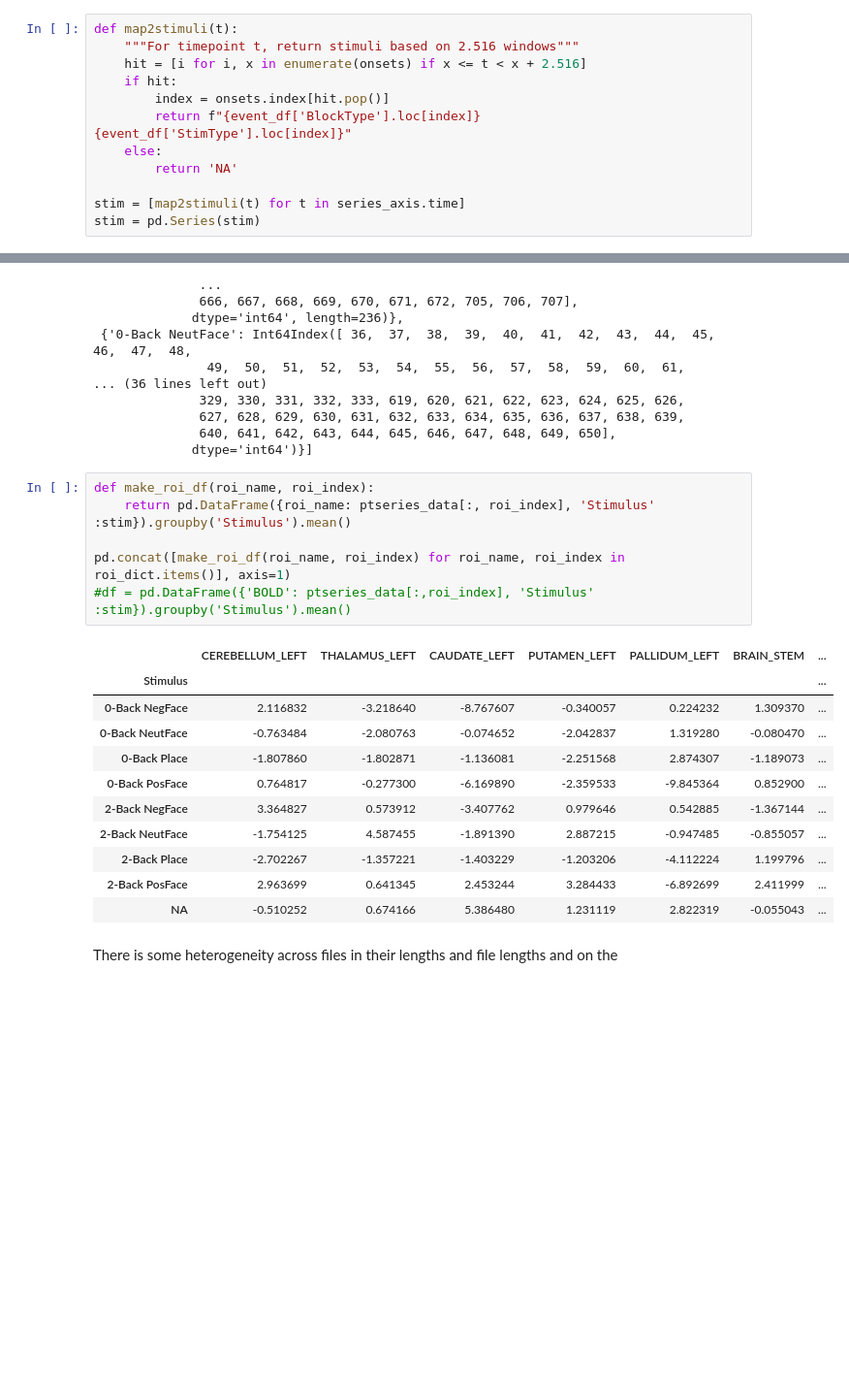
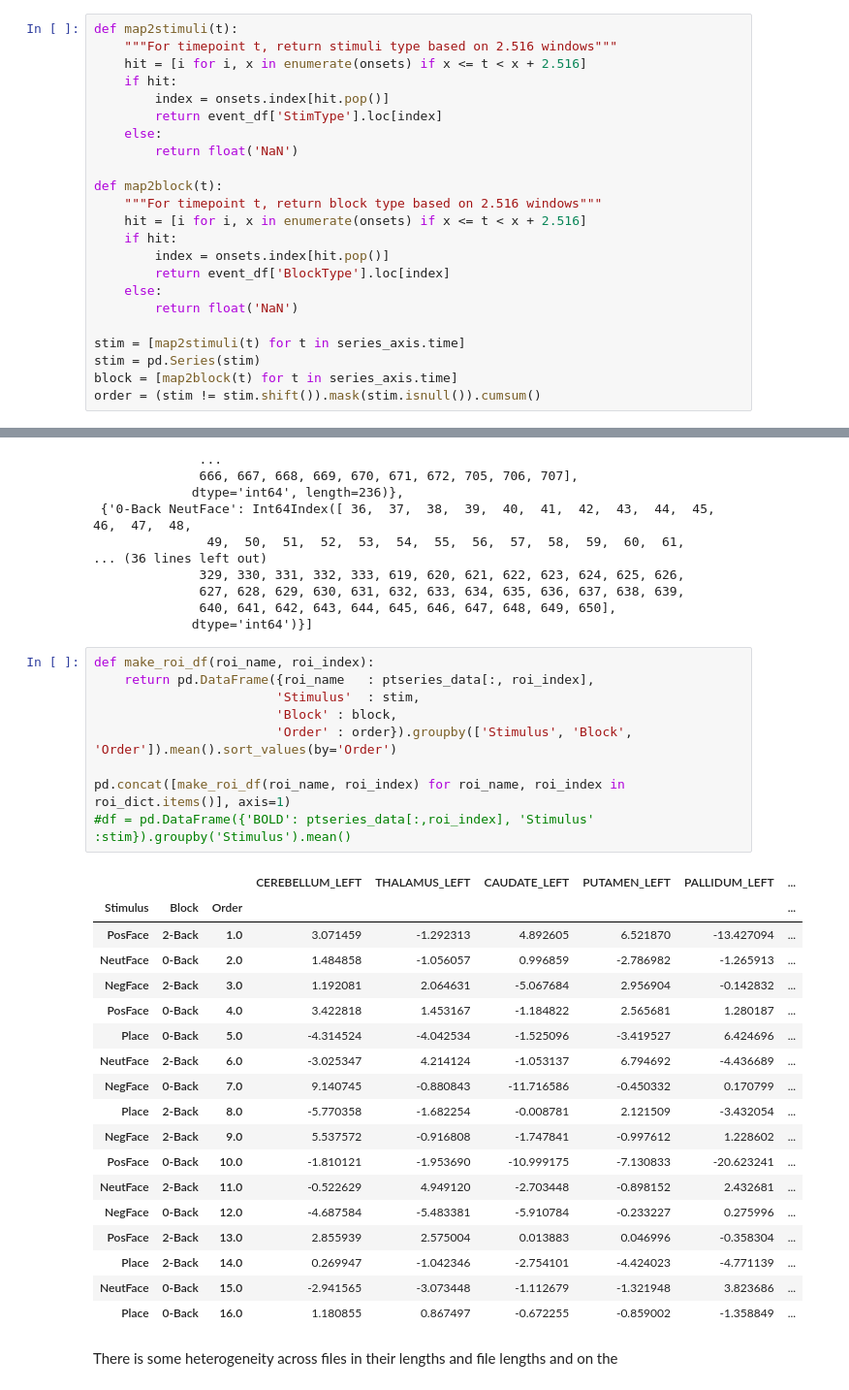
Before and after one commit to vgonzenbach/abcd-amygdala-habituation, a Jupyter notebook: notebooks/examine_ciftis.ipynb, the cells around one changed output, grey strips where cells are left out. Shown: that part at 97% size. Drawn from its saved outputs; the diff is of its cells as text; blank space fills up the shorter version.

Commit message:
Add order column

```diff
--- a/notebooks/examine_ciftis.ipynb
+++ b/notebooks/examine_ciftis.ipynb
@@ -576,16 +572,27 @@ onsets = onsets - min(onsets)
 onsets = onsets / 1000
 # %%
 def map2stimuli(t):
-    """For timepoint t, return stimuli based on 2.516 windows"""
+    """For timepoint t, return stimuli type based on 2.516 windows"""
     hit = [i for i, x in enumerate(onsets) if x <= t < x + 2.516]
     if hit:
         index = onsets.index[hit.pop()]
-        return f"{event_df['BlockType'].loc[index]} {event_df['StimType'].loc[index]}"
+        return event_df['StimType'].loc[index]
     else:
-        return 'NA'
+        return float('NaN')
+
+def map2block(t):
+    """For timepoint t, return block type based on 2.516 windows"""
+    hit = [i for i, x in enumerate(onsets) if x <= t < x + 2.516]
+    if hit:
+        index = onsets.index[hit.pop()]
+        return event_df['BlockType'].loc[index]
+    else:
+        return float('NaN')
 
 stim = [map2stimuli(t) for t in series_axis.time]
 stim = pd.Series(stim)
+block = [map2block(t) for t in series_axis.time]
+order = (stim != stim.shift()).mask(stim.isnull()).cumsum()
 # %% [markdown]
 Difference between stimuli is around 2.515 for back to back blocks
 # %%
@@ -658,22 +645,32 @@ stim_index_groups
              dtype='int64')}]
 # %%
 def make_roi_df(roi_name, roi_index):
-    return pd.DataFrame({roi_name: ptseries_data[:, roi_index], 'Stimulus' :stim}).groupby('Stimulus').mean()
+    return pd.DataFrame({roi_name   : ptseries_data[:, roi_index],
+                        'Stimulus'  : stim,
+                        'Block' : block,
+                        'Order' : order}).groupby(['Stimulus', 'Block', 'Order']).mean().sort_values(by='Order')
 
 pd.concat([make_roi_df(roi_name, roi_index) for roi_name, roi_index in roi_dict.items()], axis=1)
 #df = pd.DataFrame({'BOLD': ptseries_data[:,roi_index], 'Stimulus' :stim}).groupby('Stimulus').mean()
 # %% [output]
-|  | CEREBELLUM_LEFT | THALAMUS_LEFT | CAUDATE_LEFT | PUTAMEN_LEFT | PALLIDUM_LEFT | BRAIN_STEM | ... |
-| Stimulus |  |  |  |  |  |  | ... |
-| 0-Back NegFace | 2.116832 | -3.218640 | -8.767607 | -0.340057 | 0.224232 | 1.309370 | ... |
-| 0-Back NeutFace | -0.763484 | -2.080763 | -0.074652 | -2.042837 | 1.319280 | -0.080470 | ... |
-| 0-Back Place | -1.807860 | -1.802871 | -1.136081 | -2.251568 | 2.874307 | -1.189073 | ... |
-| 0-Back PosFace | 0.764817 | -0.277300 | -6.169890 | -2.359533 | -9.845364 | 0.852900 | ... |
-| 2-Back NegFace | 3.364827 | 0.573912 | -3.407762 | 0.979646 | 0.542885 | -1.367144 | ... |
-| 2-Back NeutFace | -1.754125 | 4.587455 | -1.891390 | 2.887215 | -0.947485 | -0.855057 | ... |
-| 2-Back Place | -2.702267 | -1.357221 | -1.403229 | -1.203206 | -4.112224 | 1.199796 | ... |
-| 2-Back PosFace | 2.963699 | 0.641345 | 2.453244 | 3.284433 | -6.892699 | 2.411999 | ... |
-| NA | -0.510252 | 0.674166 | 5.386480 | 1.231119 | 2.822319 | -0.055043 | ... |
+|  |  |  | CEREBELLUM_LEFT | THALAMUS_LEFT | CAUDATE_LEFT | PUTAMEN_LEFT | PALLIDUM_LEFT | ... |
+| Stimulus | Block | Order |  |  |  |  |  | ... |
+| PosFace | 2-Back | 1.0 | 3.071459 | -1.292313 | 4.892605 | 6.521870 | -13.427094 | ... |
+| NeutFace | 0-Back | 2.0 | 1.484858 | -1.056057 | 0.996859 | -2.786982 | -1.265913 | ... |
+| NegFace | 2-Back | 3.0 | 1.192081 | 2.064631 | -5.067684 | 2.956904 | -0.142832 | ... |
+| PosFace | 0-Back | 4.0 | 3.422818 | 1.453167 | -1.184822 | 2.565681 | 1.280187 | ... |
+| Place | 0-Back | 5.0 | -4.314524 | -4.042534 | -1.525096 | -3.419527 | 6.424696 | ... |
+| NeutFace | 2-Back | 6.0 | -3.025347 | 4.214124 | -1.053137 | 6.794692 | -4.436689 | ... |
+| NegFace | 0-Back | 7.0 | 9.140745 | -0.880843 | -11.716586 | -0.450332 | 0.170799 | ... |
+| Place | 2-Back | 8.0 | -5.770358 | -1.682254 | -0.008781 | 2.121509 | -3.432054 | ... |
+| NegFace | 2-Back | 9.0 | 5.537572 | -0.916808 | -1.747841 | -0.997612 | 1.228602 | ... |
+| PosFace | 0-Back | 10.0 | -1.810121 | -1.953690 | -10.999175 | -7.130833 | -20.623241 | ... |
+| NeutFace | 2-Back | 11.0 | -0.522629 | 4.949120 | -2.703448 | -0.898152 | 2.432681 | ... |
+| NegFace | 0-Back | 12.0 | -4.687584 | -5.483381 | -5.910784 | -0.233227 | 0.275996 | ... |
+| PosFace | 2-Back | 13.0 | 2.855939 | 2.575004 | 0.013883 | 0.046996 | -0.358304 | ... |
+| Place | 2-Back | 14.0 | 0.269947 | -1.042346 | -2.754101 | -4.424023 | -4.771139 | ... |
+| NeutFace | 0-Back | 15.0 | -2.941565 | -3.073448 | -1.112679 | -1.321948 | 3.823686 | ... |
+| Place | 0-Back | 16.0 | 1.180855 | 0.867497 | -0.672255 | -0.859002 | -1.358849 | ... |
 # %% [markdown]
 There is some heterogeneity across files in their lengths and file lengths and on the
 # %%
```
Also changed, not shown: parts of 2 cells of this notebook, 3 other files.
